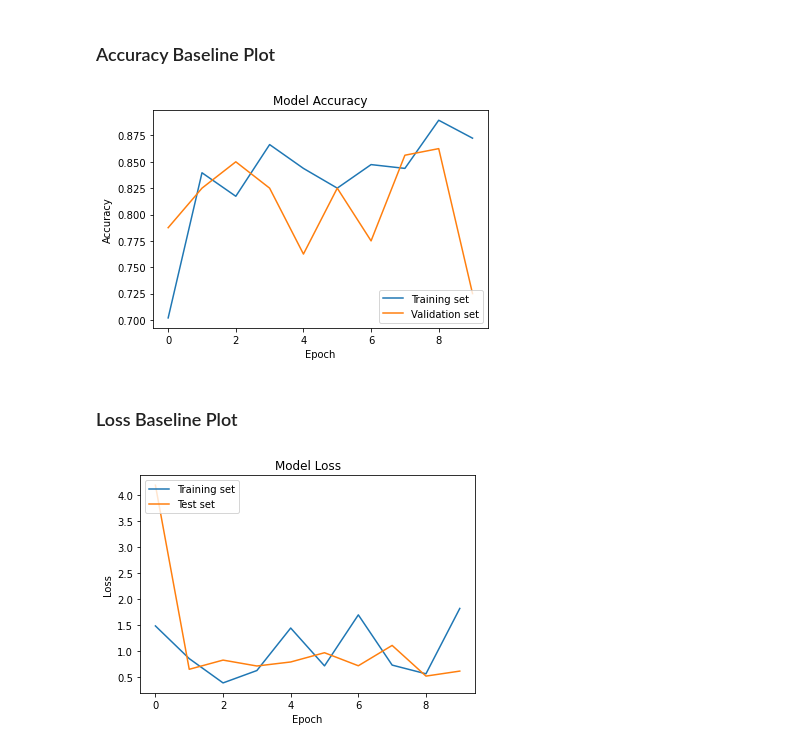
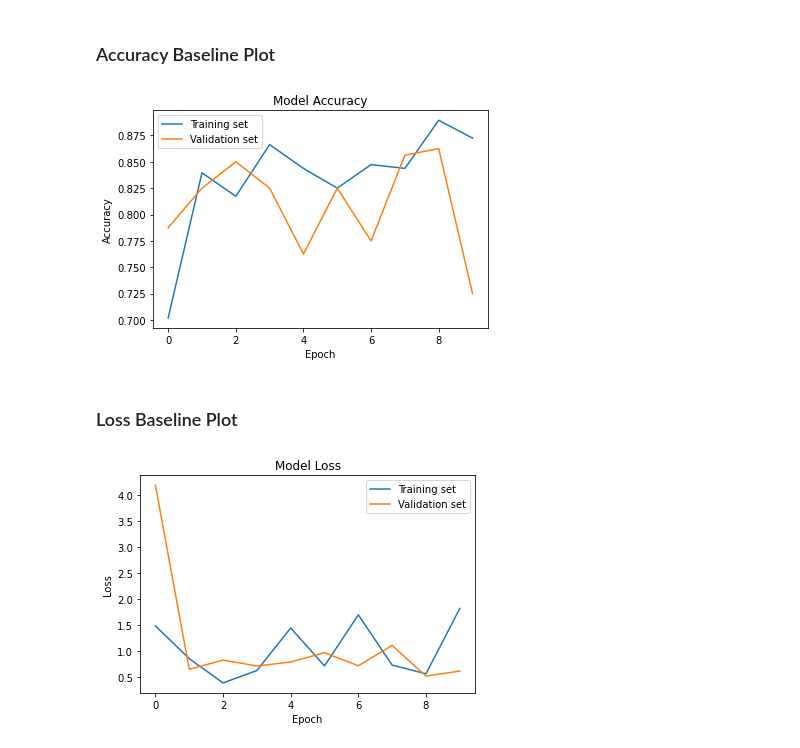
Before and after one commit to Teetee-lab/X-Ray_Image_Project, a Jupyter notebook: notebooks/Tony/Project Baseline Model.ipynb, the cells around one changed output. Drawn from its saved outputs; the diff is of its cells as text; code cells hidden in the pictures.

```diff
--- a/notebooks/Tony/Project Baseline Model.ipynb
+++ b/notebooks/Tony/Project Baseline Model.ipynb
@@ -26,17 +26,20 @@ test_datagen = ImageDataGenerator(rescale = 1./255)
 training_set = train_datagen.flow_from_directory(r'C:\Users\tonym\Documents\Flatiron\phase_4\project_data\train',
                                                 target_size = (150,150),
                                                 batch_size = 16,
-                                                 subset = 'training'
+                                                 subset = 'training',
+                                                 seed = 42
                                                 )
 validation_gen = train_datagen.flow_from_directory(r'C:\Users\tonym\Documents\Flatiron\phase_4\project_data\train',
                                                 target_size = (150,150),
                                                 batch_size = 16,
-                                                subset = 'validation'
+                                                subset = 'validation',
+                                                seed = 42
 
                                                 )
 test_set = test_datagen.flow_from_directory(r'C:\Users\tonym\Documents\Flatiron\phase_4\project_data\test',
                                                 target_size = (150,150),
-                                                batch_size = 16
+                                                batch_size = 16,
+                                                seed = 42
                                                 )
 # %% [output]
 Found 4695 images belonging to 2 classes.
@@ -138,13 +141,13 @@ test acc is: 72.43589758872986 %
 # %%
 plt.plot(baseline.history['accuracy'])
 plt.plot(baseline.history['val_accuracy'])
 plt.title('Model Accuracy')
 plt.ylabel('Accuracy')
 plt.xlabel('Epoch')
-plt.legend(['Training set', 'Validation set'], loc='lower right')
+plt.legend(['Training set', 'Validation set'])
 plt.show()
 # %% [output]
-[figure, old version]
+[figure, new version]
 # %% [markdown]
 ### Loss Baseline Plot
 # %%
@@ -153,7 +156,7 @@ plt.plot(baseline.history['loss'])
 plt.title('Model Loss')
 plt.ylabel('Loss')
 plt.xlabel('Epoch')
-plt.legend(['Training set', 'Test set'], loc='upper left')
+plt.legend(['Training set', 'Validation set'])
 plt.show()
 # %% [output]
-[figure, old version]
+[figure, new version]
```
Also changed, not shown: 1 other file.
